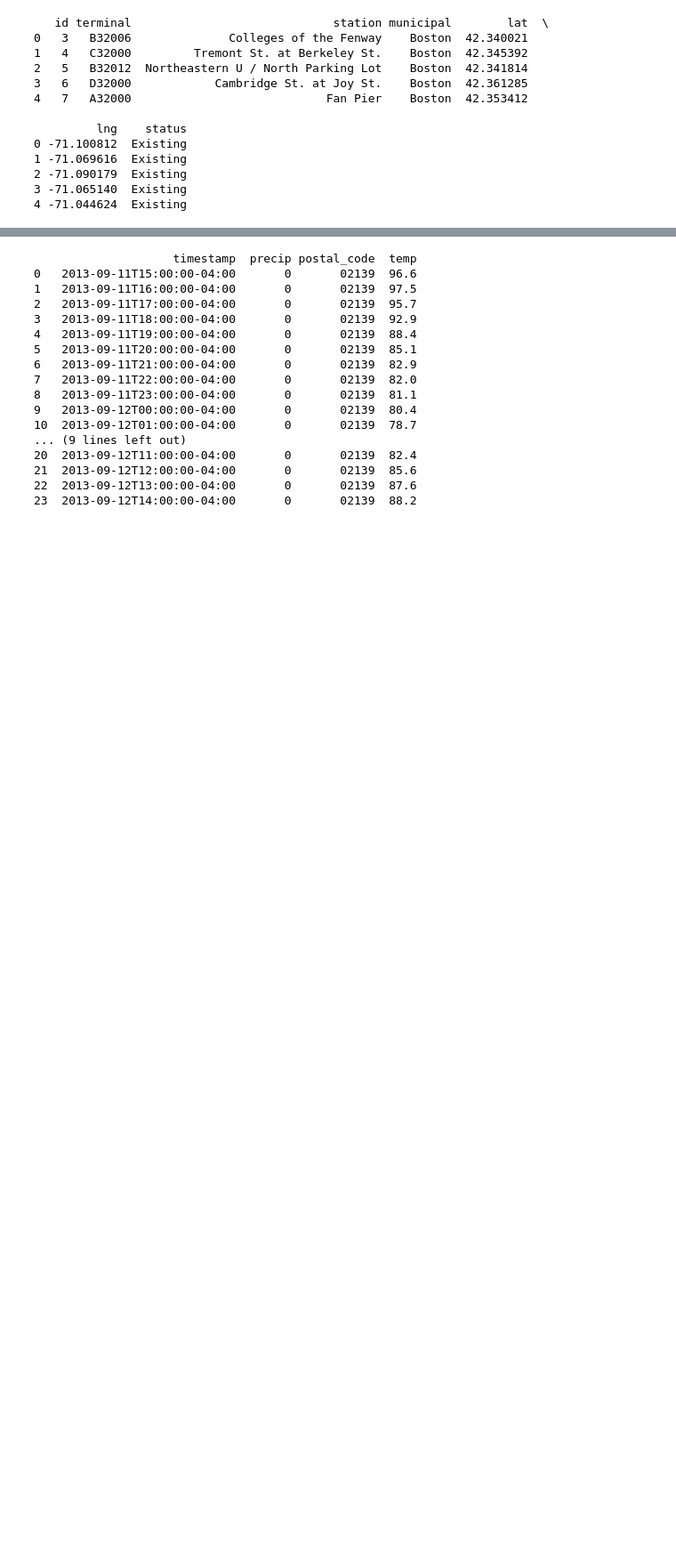
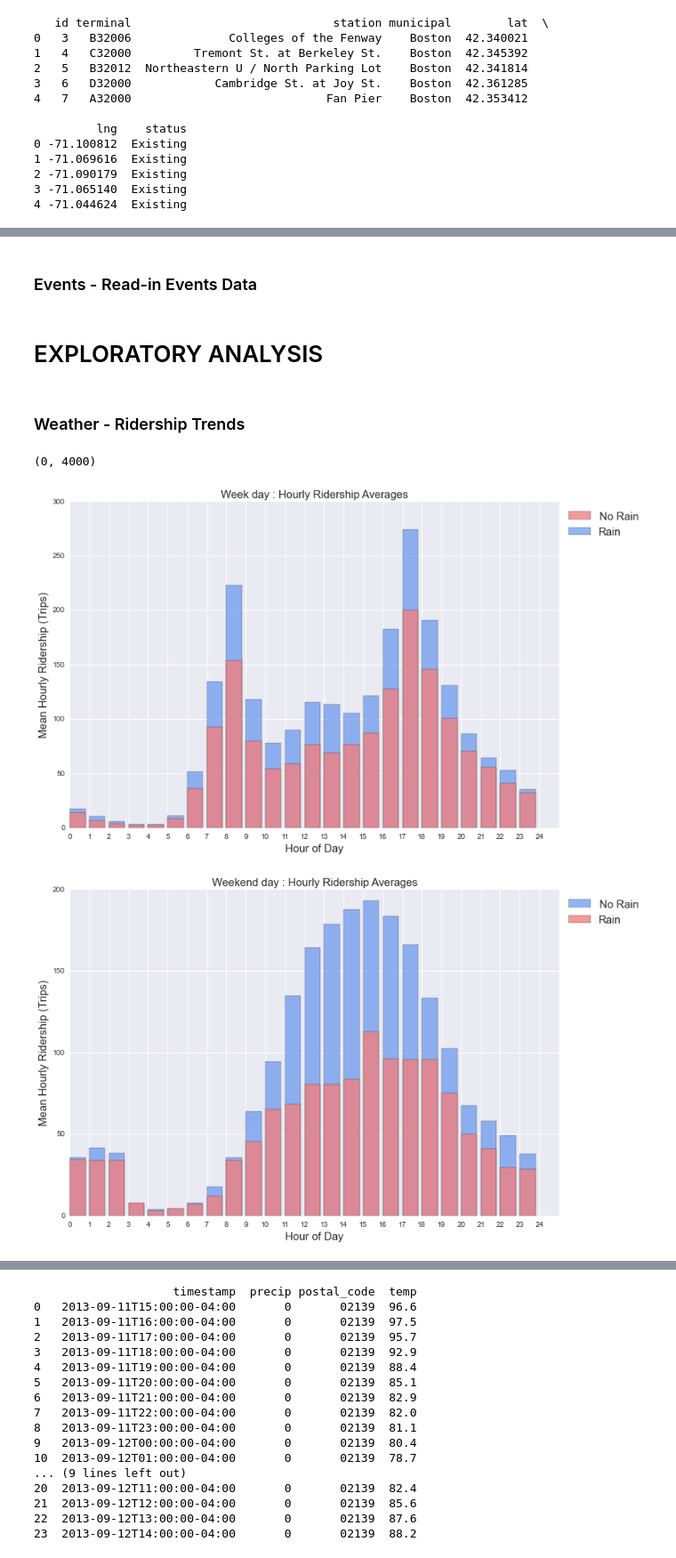
Before and after one commit to CS109Hubway/classp, a Jupyter notebook: Test_Hubway.ipynb, the cells around one changed output, grey strips where cells are left out. Shown at 89% size. Cells and saved outputs as stored; diff of their text form; code cells hidden in the pictures; blank space fills up the shorter version.

Commit message:
Restructured the Test_Hubway notebook and added the weather code, changed some of the figures, and added a scrap code section'

```diff
--- a/Test_Hubway.ipynb
+++ b/Test_Hubway.ipynb
@@ -85,0 +119,12 @@ print trips.head()
+# %%
+# Load Weather data from github repository
+
+url = 'https://raw.githubusercontent.com/CS109Hubway/classp/master/data/weather.csv'
+weather = pd.read_csv(StringIO(requests.get(url).content), index_col=0)
+weather.reset_index(inplace=True)
+
+weather.drop('timestamp', axis=1, inplace=True)
+weather['datetime'] = pd.to_datetime(weather.datetime)
+weather['date'] = weather.datetime.map(lambda t: t.date())
+weather['hour'] = weather.datetime.map(lambda t: t.hour)
+weather.head()
@@ -85,0 +138,2 @@ print trips.head()
+# %% [markdown]
+### Events - Read-in Events Data
@@ -85,0 +142,49 @@ print trips.head()
+# %% [markdown]
+# EXPLORATORY ANALYSIS
+# %% [markdown]
+### Weather - Ridership Trends
+# %%
+trip_g = trips.groupby(['day_date', 'hour'])
+trip_hour = pd.DataFrame([trip_g['hubway_id'].count(), trip_g['weekday'].median()]).transpose()
+
+trip_weather = pd.merge(trip_hour, weather, how='left', left_index=True, right_on=['date', 'hour'])
+trip_weather.reset_index(inplace=True)
+trip_weather['week']=trip_weather.weekday < 5
+trip_weather['precip_binary']=trip_weather.precip > 0
+
+hourly_avgs = trip_weather.groupby(['week','precip_binary','hour'])['hubway_id'].mean()
+# hourly_avgs.loc[hourly_avgs['week'] == True & hourly_avgs['precip_binary'] == False]
+
+
+plt.figure(figsize=(12,8))
+rain = plt.bar(hourly_avgs.loc[True,False].index, hourly_avgs.loc[True,False].values, color="#6495ED", alpha = 0.7)
+no_rain = plt.bar(hourly_avgs.loc[True,True].index, hourly_avgs.loc[True,True].values, color="#F08080", alpha = 0.8)
+plt.xticks( np.arange(25) )
+plt.title('Week day : Hourly Ridership Averages', size = 15)
+plt.ylabel('Mean Hourly Ridership (Trips)',size = 15)
+plt.xlabel('Hour of Day',size = 15)
+plt.legend((no_rain,rain),('No Rain', 'Rain'), bbox_to_anchor=(1, 1), loc=2, fontsize = 15)
+
+plt.figure(figsize=(12,8))
+no_rain_we = plt.bar(hourly_avgs.loc[False,False].index, hourly_avgs.loc[False,False].values, color="#6495ED", alpha = 0.7)
+rain_we = plt.bar(hourly_avgs.loc[False,True].index, hourly_avgs.loc[False,True].values, color="#F08080", alpha = 0.8)
+plt.xticks( np.arange(25) )
+plt.title('Weekend day : Hourly Ridership Averages',size = 15)
+plt.ylabel('Mean Hourly Ridership (Trips)',size = 15)
+plt.xlabel('Hour of Day',size = 15)
+plt.legend((no_rain_we,rain_we),('No Rain', 'Rain'), bbox_to_anchor=(1, 1), loc=2, fontsize = 15)
+
+weather_g = weather.groupby('date')
+weather_day = pd.DataFrame( [weather_g.precip.sum(), weather_g.temp.mean(), weather_g.snowfall.sum()]).transpose()
+days = weather_day
+days['nbr_trips'] = trips.groupby('day_date')['day_date'].count()
+plt.figure(figsize=(12,8))
+plt.scatter(days.temp,days.nbr_trips)
+plt.title('Effect of Temperature on Daily Ridership Averages',size = 15)
+plt.ylabel('Daily Ridership (Trips)',size = 15)
+plt.xlabel('Temperature ($^oF$)',size = 15)
+plt.ylim(0,4000)
+# %% [output]
+(0, 4000)
+[figure, added]
+[figure, added]
```
Also changed, not shown: parts of 18 cells of this notebook, 1 other file.
